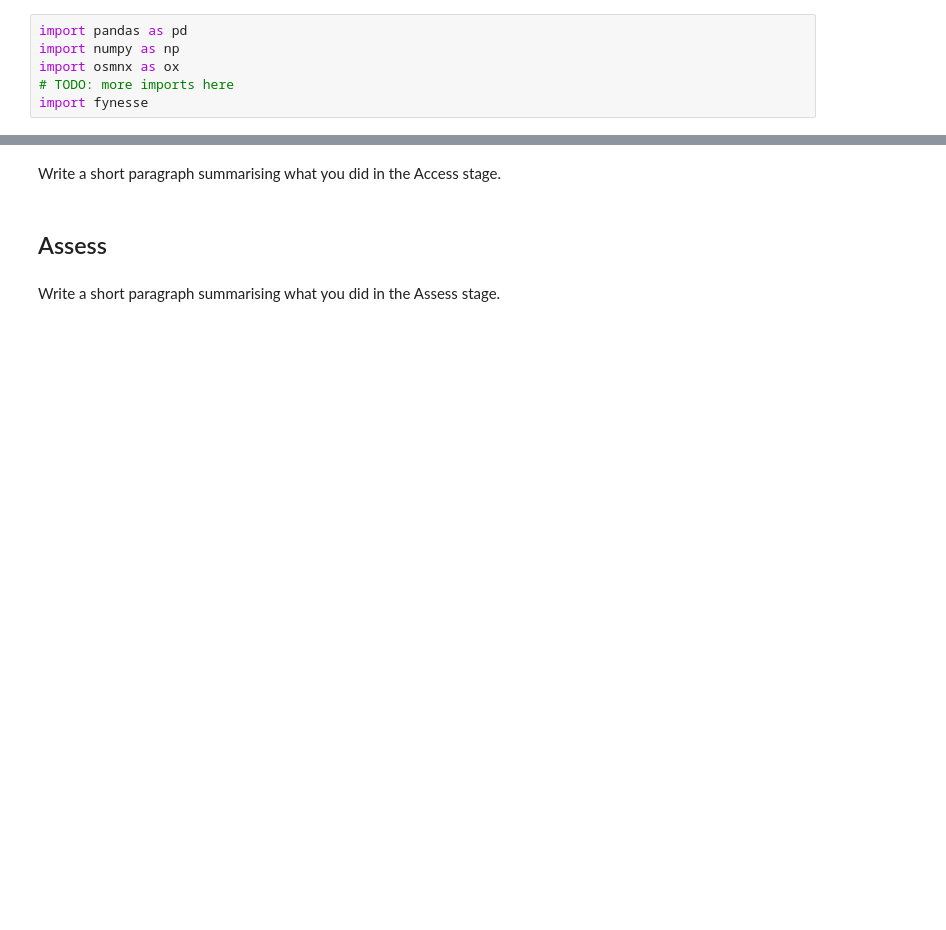
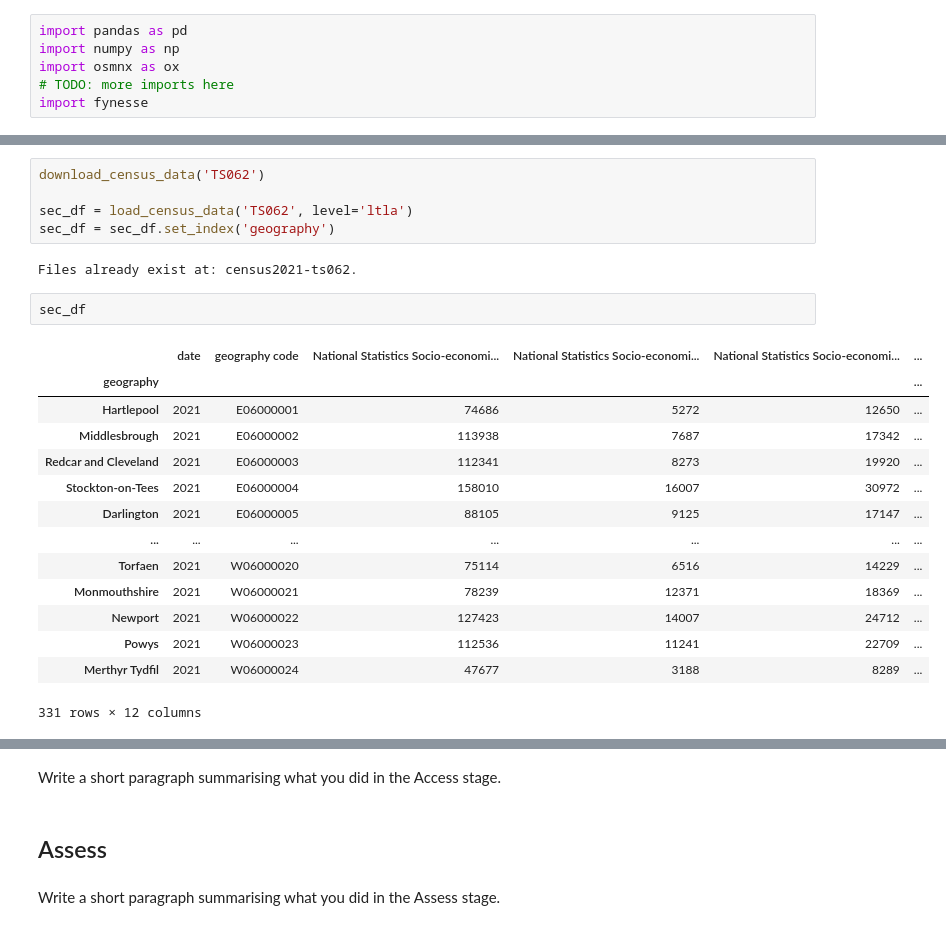
Before and after one commit to Navaneeth2906/nm803_ads_2024, a Jupyter notebook: ads_course_assessment.ipynb, the cells around one changed output, grey strips where cells are left out. Saved outputs shown, nothing was run; the diff lists cells and outputs as text; blank space fills up the shorter version.

```diff
--- a/ads_course_assessment.ipynb
+++ b/ads_course_assessment.ipynb
@@ -110,0 +225,24 @@ import fynesse
+# %%
+download_census_data('TS062')
+
+sec_df = load_census_data('TS062', level='ltla')
+sec_df = sec_df.set_index('geography')
+# %% [output]
+Files already exist at: census2021-ts062.
+# %%
+sec_df
+# %% [output]
+|  | date | geography code | National Statistics Socio-economi... | National Statistics Socio-economi... | National Statistics Socio-economi... | ... |
+| geography |  |  |  |  |  | ... |
+| Hartlepool | 2021 | E06000001 | 74686 | 5272 | 12650 | ... |
+| Middlesbrough | 2021 | E06000002 | 113938 | 7687 | 17342 | ... |
+| Redcar and Cleveland | 2021 | E06000003 | 112341 | 8273 | 19920 | ... |
+| Stockton-on-Tees | 2021 | E06000004 | 158010 | 16007 | 30972 | ... |
+| Darlington | 2021 | E06000005 | 88105 | 9125 | 17147 | ... |
+| ... | ... | ... | ... | ... | ... | ... |
+| Torfaen | 2021 | W06000020 | 75114 | 6516 | 14229 | ... |
+| Monmouthshire | 2021 | W06000021 | 78239 | 12371 | 18369 | ... |
+| Newport | 2021 | W06000022 | 127423 | 14007 | 24712 | ... |
+| Powys | 2021 | W06000023 | 112536 | 11241 | 22709 | ... |
+| Merthyr Tydfil | 2021 | W06000024 | 47677 | 3188 | 8289 | ... |
+331 rows × 12 columns
```
Also changed, not shown: parts of 9 cells of this notebook.
